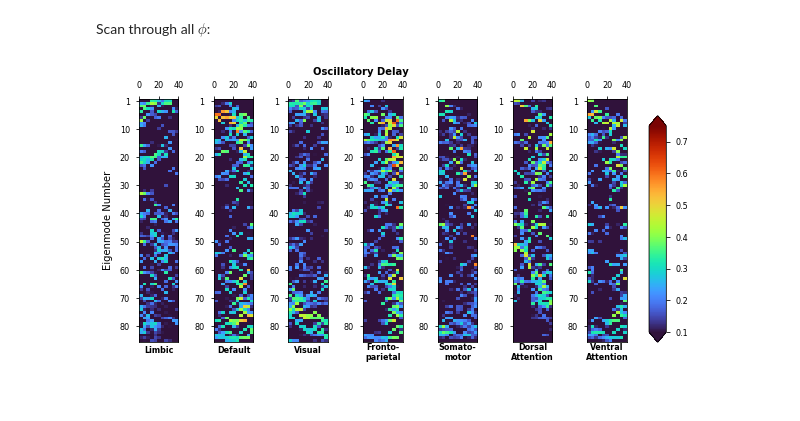
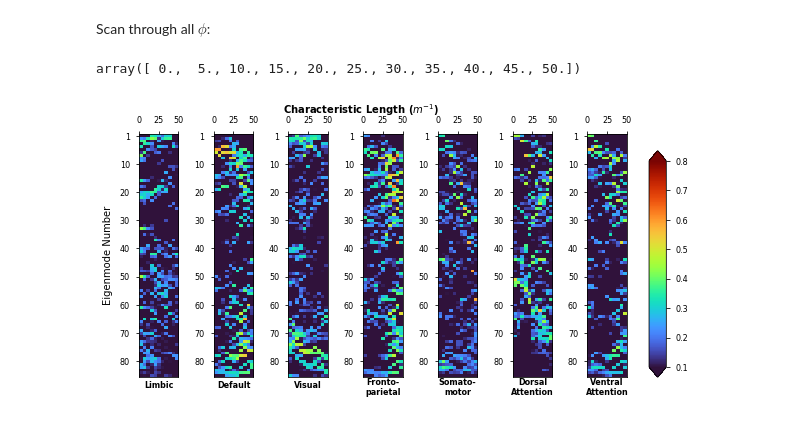
Before and after one commit to Raj-Lab-UCSF/spectrome, a Jupyter notebook: spectrome/notebooks/complex_laplacian/eigenmodes/HCP_correlation_eigenmodes.ipynb, the cells around one changed output. Cells and saved outputs as stored; diff of their text form; code cells hidden in the pictures.

```diff
--- a/spectrome/notebooks/complex_laplacian/eigenmodes/HCP_correlation_eigenmodes.ipynb
+++ b/spectrome/notebooks/complex_laplacian/eigenmodes/HCP_correlation_eigenmodes.ipynb
@@ -48,17 +48,16 @@ alpha_brain.bi_symmetric_c()
 alpha_brain.reduce_extreme_dir()
 
 # parameters other than what's being scanned:
-current_speed = 10
-f2w = np.abs(fvec - 10).argmin()  # 8th index = alpha ~10hz
-w = 2 * np.pi * fvec[f2w]
+current_phi = 10
+#f2w = np.abs(fvec - 10).argmin()  # 8th index = alpha ~10hz
+#w = 2 * np.pi * fvec[f2w]
 
 ## Correlations:
 alpha_corr = np.zeros((num_emode, num_fc, len(alpha_vec)))
 for avec in np.arange(0, len(alpha_vec)):
-    alpha_brain.add_laplacian_eigenmodes(
-        w = w,
+    alpha_brain.decompose_complex_laplacian(
         alpha = alpha_vec[avec],
-        speed = current_speed
+        phi = current_phi
     )
     alpha_corr[:,:,avec] = eigenmode.get_corr_df(alpha_brain.norm_eigenmodes, DK_df_normalized, method = 'pearson')
 # %% [markdown]
@@ -70,5 +69,5 @@ turbo_colormap_data = [[0.18995,0.07176,0.23217],[0.19483,0.08339,0.26149],[0.19
 turbo = ListedColormap(turbo_colormap_data)
-dynamic_range = 0.75
+dynamic_range = 0.8
 with plt.style.context('seaborn-paper'):
     alpha_corr_fig,(im1,im2,im3,im4,im5,im6,im7) = plt.subplots(1,7, figsize = (8.0,4.0))
     # 3 is limbic
@@ -160,5 +159,5 @@ with plt.style.context('seaborn-paper'):
     #plt.gca().title.set_weight('bold')
 
     plt.tight_layout()
-    plt.savefig('figures/fig3/alpha.png', dpi = 300, bbox_inches = 'tight')
+    plt.savefig('figures/fig4/alpha.png', dpi = 300, bbox_inches = 'tight')
 # %% [output]
@@ -491,6 +490,10 @@ with plt.style.context('seaborn-paper'):
 ## Using 2 parameters $\alpha$ and $\phi$, where $\phi = \omega/\nu$:
 # %% [markdown]
 Scan through all $\phi$:
+# %%
+np.linspace(0,50,11)
+# %% [output]
+array([ 0.,  5., 10., 15., 20., 25., 30., 35., 40., 45., 50.])
 # %%
 phi_vec = np.linspace(0,50,11)
 
@@ -519,7 +522,7 @@ with plt.style.context('seaborn-paper'):
     im = imp1.imshow(phi_corr[:,3,:],vmin=0, vmax=1, cmap=turbo, aspect='auto')
     imp1.set_title(DK_df_normalized.index[3], y = -0.07, fontsize = 8, weight = 'bold')
     imp1.xaxis.set_major_locator(plt.LinearLocator(numticks = 3))
-    imp1.set_xticklabels([0, 20, 40])
+    imp1.set_xticklabels([0, 25, 50])
     imp1.xaxis.tick_top()
     imp1.set_yticklabels([0, 1, 10, 20, 30, 40, 50, 60, 70, 80])
     im.set_clim(0.1,dynamic_range)
@@ -527,7 +530,7 @@ with plt.style.context('seaborn-paper'):
     im = imp2.imshow(phi_corr[:,0,:],vmin=0, vmax=1, cmap=turbo, aspect='auto')
     imp2.set_title(DK_df_normalized.index[0], y = -0.07, fontsize = 8, weight = 'bold')
     imp2.xaxis.set_major_locator(plt.LinearLocator(numticks = 3))
-    imp2.set_xticklabels([0, 20, 40])
+    imp2.set_xticklabels([0, 25, 50])
     imp2.xaxis.tick_top()
     imp2.set_yticklabels([0, 1, 10, 20, 30, 40, 50, 60, 70, 80])
     im.set_clim(0.1,dynamic_range)
@@ -535,7 +538,7 @@ with plt.style.context('seaborn-paper'):
     ims = imp3.imshow(phi_corr[:,6,:],vmin=0, vmax=1, cmap=turbo, aspect='auto')
     imp3.set_title(DK_df_normalized.index[6], y = -0.07, fontsize = 8, weight = 'bold')
     imp3.xaxis.set_major_locator(plt.LinearLocator(numticks = 3))
-    imp3.set_xticklabels([0, 20, 40])
+    imp3.set_xticklabels([0, 25, 50])
     imp3.xaxis.tick_top()
     imp3.set_yticklabels([0, 1, 10, 20, 30, 40, 50, 60, 70, 80])
     im.set_clim(0.1,dynamic_range)
@@ -543,7 +546,7 @@ with plt.style.context('seaborn-paper'):
     im = imp4.imshow(phi_corr[:,2,:],vmin=0, vmax=1, cmap=turbo, aspect='auto')
     imp4.set_title(r'Fronto-' '\n' 'parietal', y = -0.1, fontsize = 8, weight = 'bold')
     imp4.xaxis.set_major_locator(plt.LinearLocator(numticks = 3))
-    imp4.set_xticklabels([0, 20, 40])
+    imp4.set_xticklabels([0, 25, 50])
     imp4.xaxis.tick_top()
     imp4.set_yticklabels([0, 1, 10, 20, 30, 40, 50, 60, 70, 80])
     im.set_clim(0.1,dynamic_range)
@@ -551,7 +554,7 @@ with plt.style.context('seaborn-paper'):
     im = imp5.imshow(phi_corr[:,4,:],vmin=0, vmax=1, cmap=turbo, aspect='auto')
     imp5.set_title(r'Somato-' '\n' 'motor', y = -0.1,  fontsize = 8, weight = 'bold')
     imp5.xaxis.set_major_locator(plt.LinearLocator(numticks = 3))
-    imp5.set_xticklabels([0, 20, 40])
+    imp5.set_xticklabels([0, 25, 50])
     imp5.xaxis.tick_top()
     imp5.set_yticklabels([0, 1, 10, 20, 30, 40, 50, 60, 70, 80])
     im.set_clim(0.1,dynamic_range)
@@ -559,38 +562,38 @@ with plt.style.context('seaborn-paper'):
     im = imp6.imshow(phi_corr[:,1,:],vmin=0, vmax=1, cmap=turbo, aspect='auto')
     imp6.set_title('Dorsal' '\n' 'Attention', y = -0.1, fontsize = 8, weight = 'bold')
     imp6.xaxis.set_major_locator(plt.LinearLocator(numticks = 3))
-    imp6.set_xticklabels([0, 20, 40])
+    imp6.set_xticklabels([0, 25, 50])
     imp6.xaxis.tick_top()
     imp6.set_yticklabels([0, 1, 10, 20, 30, 40, 50, 60, 70, 80])
     im.set_clim(0.1,dynamic_range)
 
     im = imp7.imshow(phi_corr[:,5,:],vmin=0, vmax=1, cmap=turbo, aspect='auto')
     imp7.set_title('Ventral' '\n' 'Attention', y = -0.1, fontsize = 8, weight = 'bold')
     imp7.xaxis.set_major_locator(plt.LinearLocator(numticks = 3))
-    imp7.set_xticklabels([0, 20, 40])
+    imp7.set_xticklabels([0, 25, 50])
     imp7.set_yticklabels([0, 1, 10, 20, 30, 40, 50, 60, 70, 80])
     imp7.xaxis.tick_top()
     im.set_clim(0.1,dynamic_range)
 
-    plt.suptitle('Characteristic Length', fontsize = 10, fontweight = 'bold', y = 1)
+    plt.suptitle('Characteristic Length ($m^{-1}$)', fontsize = 10, fontweight = 'bold', y = 1)
     # (v/f) - express x-axis in units of mm
     #colorbar
     cbar_ax = phi_corr_fig.add_axes([1, 0.15, 0.03, 0.7])
     cb = phi_corr_fig.colorbar(im, cax = cbar_ax, extend = 'both')
     # Create big axis and hide:
     phi_corr_fig.add_subplot(1,1,1, frameon = False)
     plt.tick_params(labelcolor='none', top='off', bottom='off', left='off', right='off')
     plt.grid(False)
     #plt.ylabel('Frequency (Hz)', fontsize = 13)
     plt.ylabel('Eigenmode Number', fontsize = 10)
 
     # add network names
 
 
     plt.tight_layout()
-    plt.savefig('figures/fig3/phi.png', dpi = 300, bbox_inches = 'tight')
+    plt.savefig('figures/fig4/phi.png', dpi = 300, bbox_inches = 'tight')
 # %% [output]
-[figure, old version]
+[figure, new version]
 # %%
 # try alpha = 2:
 current_alpha = 2
```
Also changed, not shown: parts of 2 cells of this notebook, 2 other files.
